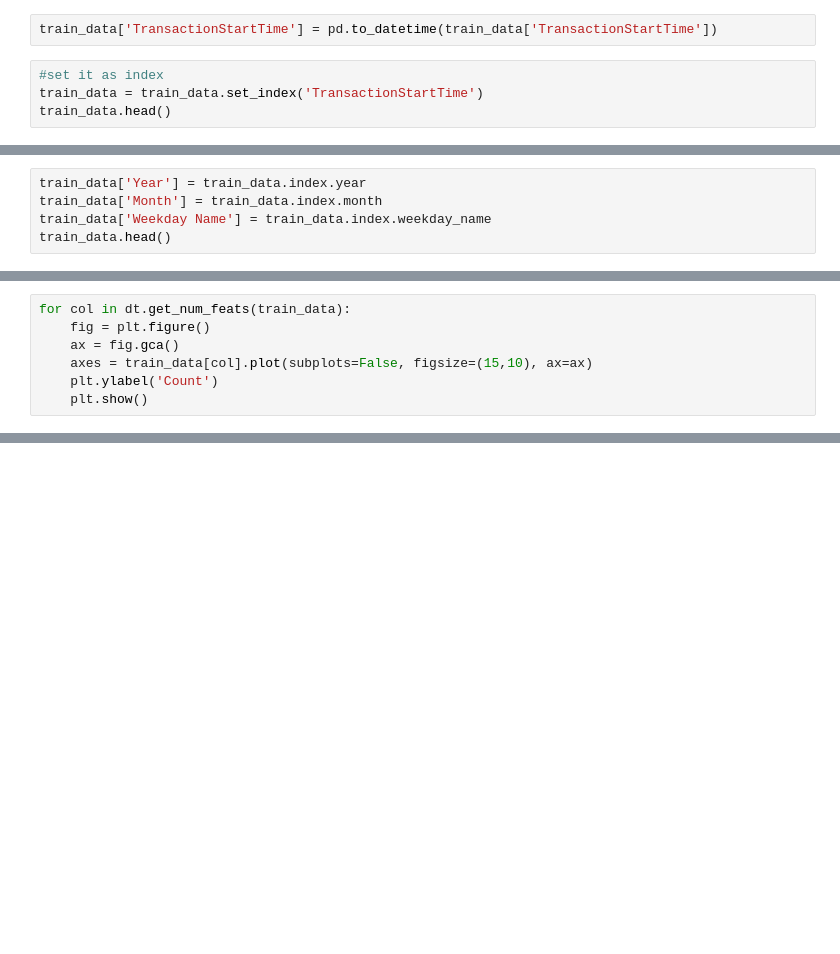
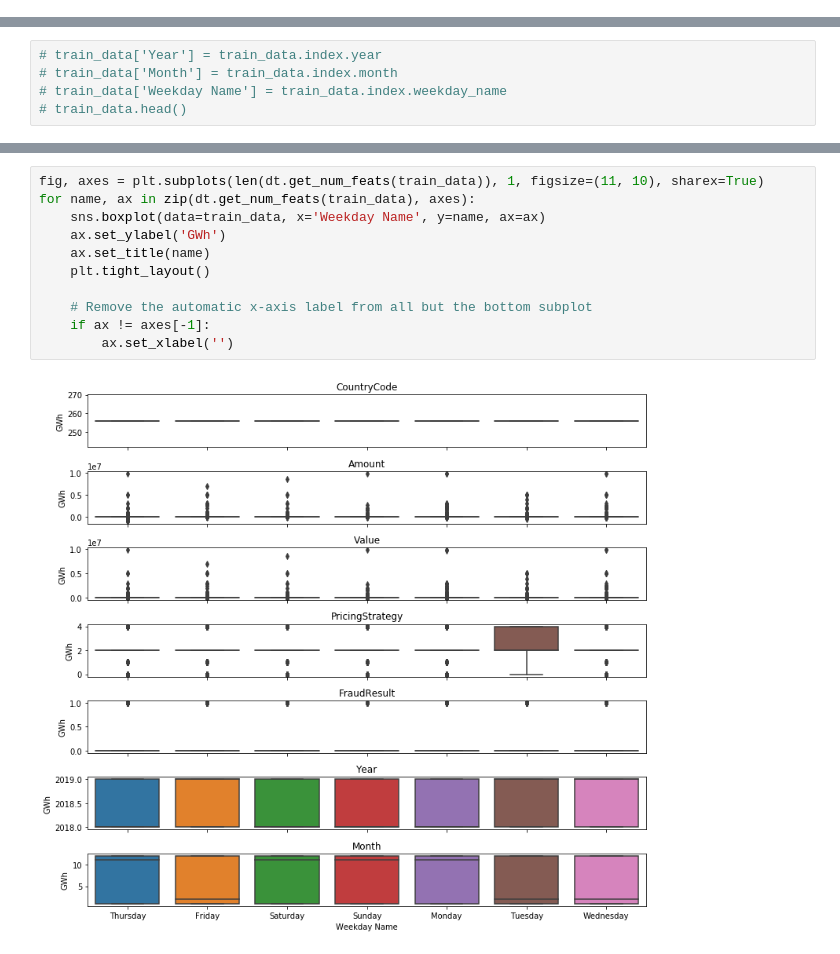
Before and after one commit to risenW/datasist, a Jupyter notebook: visualz/visualz/xente challenge.ipynb, the cells around one changed output, grey strips where cells are left out. Cells and saved outputs as stored; diff of their text form; blank space fills up the shorter version.

```diff
--- a/visualz/visualz/xente challenge.ipynb
+++ b/visualz/visualz/xente challenge.ipynb
@@ -24,6 +18,0 @@ ts.num_to_time(train_data, num_features=['Amount', 'Value'], time_col='Transacti
-# %%
-train_data['TransactionStartTime'] = pd.to_datetime(train_data['TransactionStartTime'])
-# %%
-#set it as index
-train_data = train_data.set_index('TransactionStartTime')
-train_data.head()
@@ -38,5 +43,5 @@ train_data.head()
 # %%
-train_data['Year'] = train_data.index.year
-train_data['Month'] = train_data.index.month
-train_data['Weekday Name'] = train_data.index.weekday_name
-train_data.head()
+# train_data['Year'] = train_data.index.year
+# train_data['Month'] = train_data.index.month
+# train_data['Weekday Name'] = train_data.index.weekday_name
+# train_data.head()
@@ -51,7 +47,0 @@ train_data.head()
-# %%
-for col in dt.get_num_feats(train_data):
-    fig = plt.figure()
-    ax = fig.gca()
-    axes = train_data[col].plot(subplots=False, figsize=(15,10), ax=ax)
-    plt.ylabel('Count')
-    plt.show()
@@ -64,0 +90,13 @@ for col in dt.get_num_feats(train_data):
+# %%
+fig, axes = plt.subplots(len(dt.get_num_feats(train_data)), 1, figsize=(11, 10), sharex=True)
+for name, ax in zip(dt.get_num_feats(train_data), axes):
+    sns.boxplot(data=train_data, x='Weekday Name', y=name, ax=ax)
+    ax.set_ylabel('GWh')
+    ax.set_title(name)
+    plt.tight_layout()
+
+    # Remove the automatic x-axis label from all but the bottom subplot
+    if ax != axes[-1]:
+        ax.set_xlabel('')
+# %% [output]
+[figure, added]
```
Also changed, not shown: parts of 13 cells of this notebook, 2 other files.
